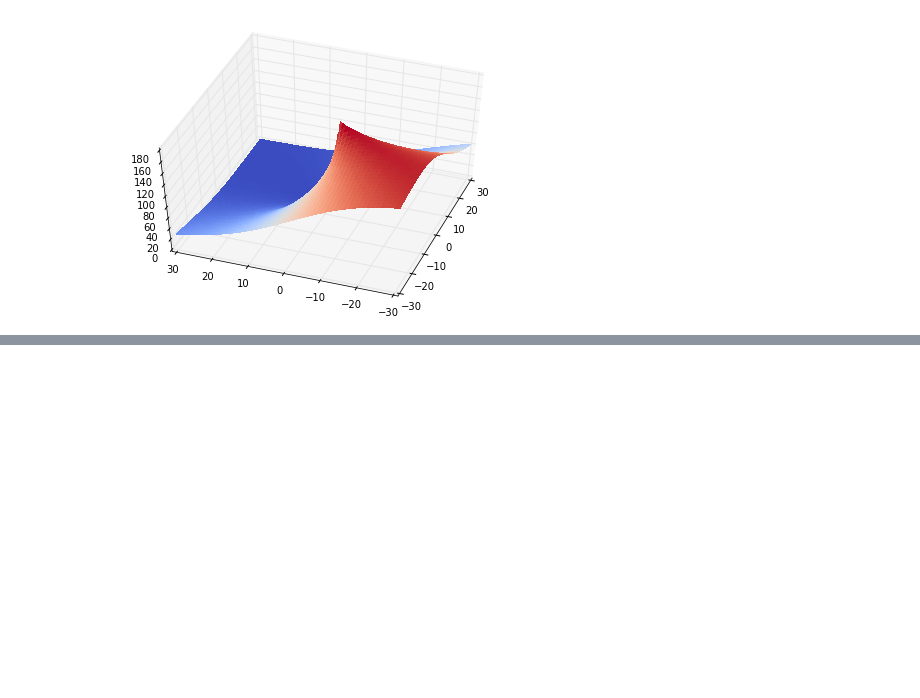
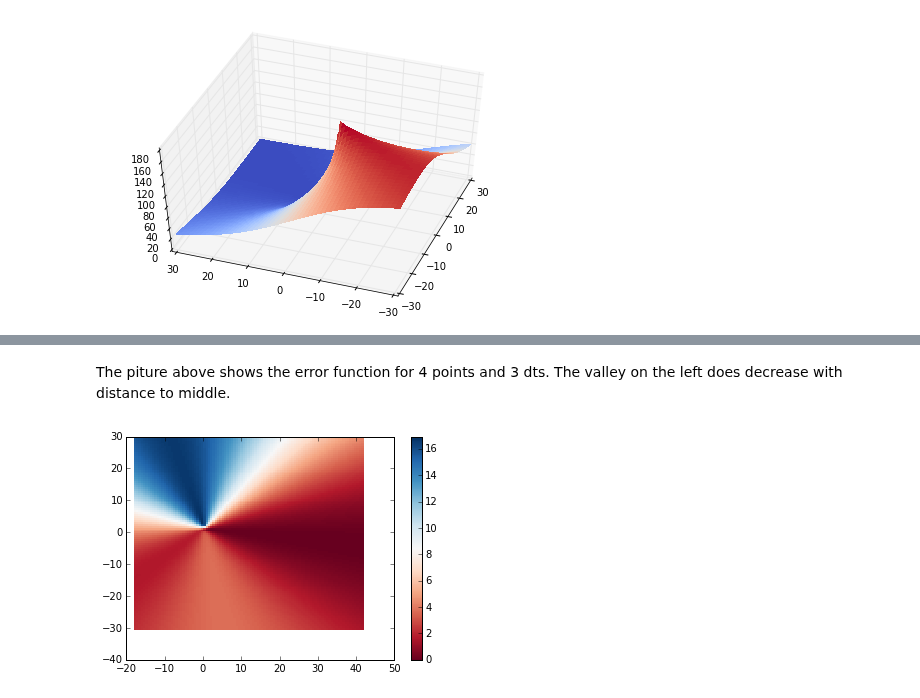
Before and after one commit to niccokunzmann/positioning_system, a Jupyter notebook: nullstellen.ipynb, the cells around one changed output, grey strips where cells are left out. Drawn from its saved outputs; the diff is of its cells as text; code cells hidden in the pictures; blank space fills up the shorter version.

```diff
--- a/nullstellen.ipynb
+++ b/nullstellen.ipynb
@@ -798,0 +802,7 @@ This hole above seems like the only minimum. We can use a simple minimization fu
+# %% [markdown]
+The piture above shows the error function for 4 points and 3 dts. The valley on the left does decrease with distance to middle.
+# %%
+use_4_points = False
+plot_dts(12, -.5, [(1,0), (0,2),(0,0), (1, 2) ], 30)
+# %% [output]
+[figure, added]
```
Also changed, not shown: parts of 6 cells of this notebook, 6 other files.
